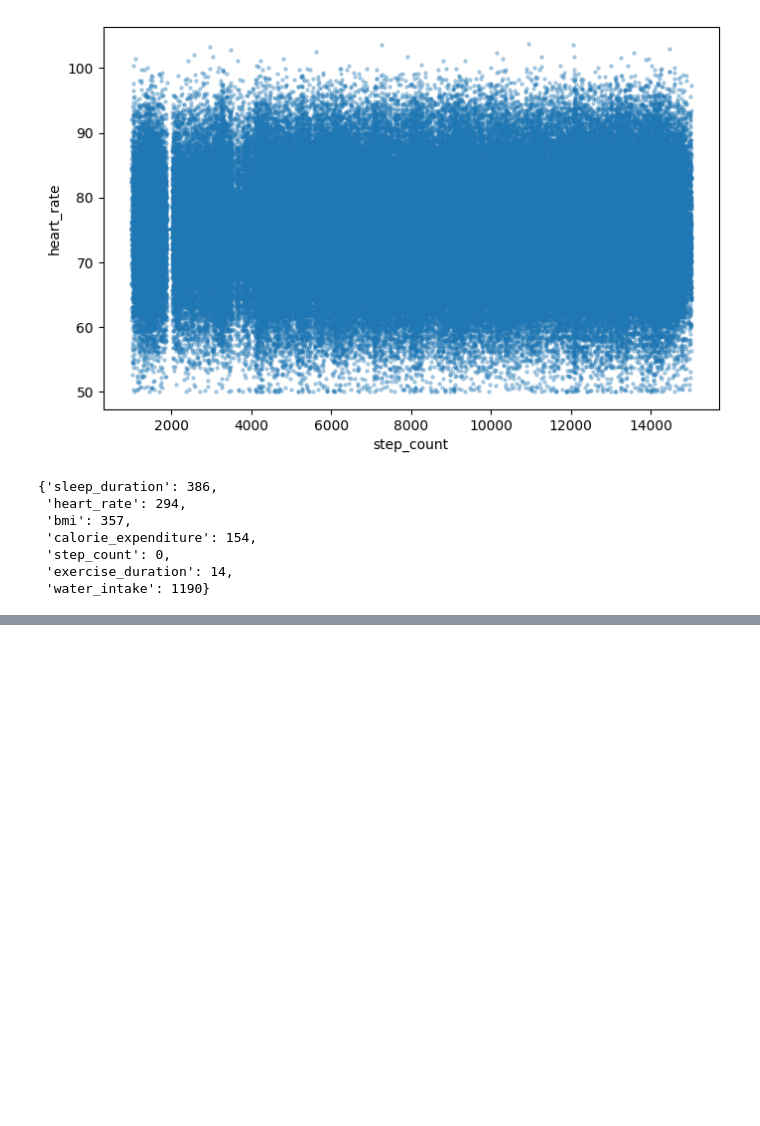
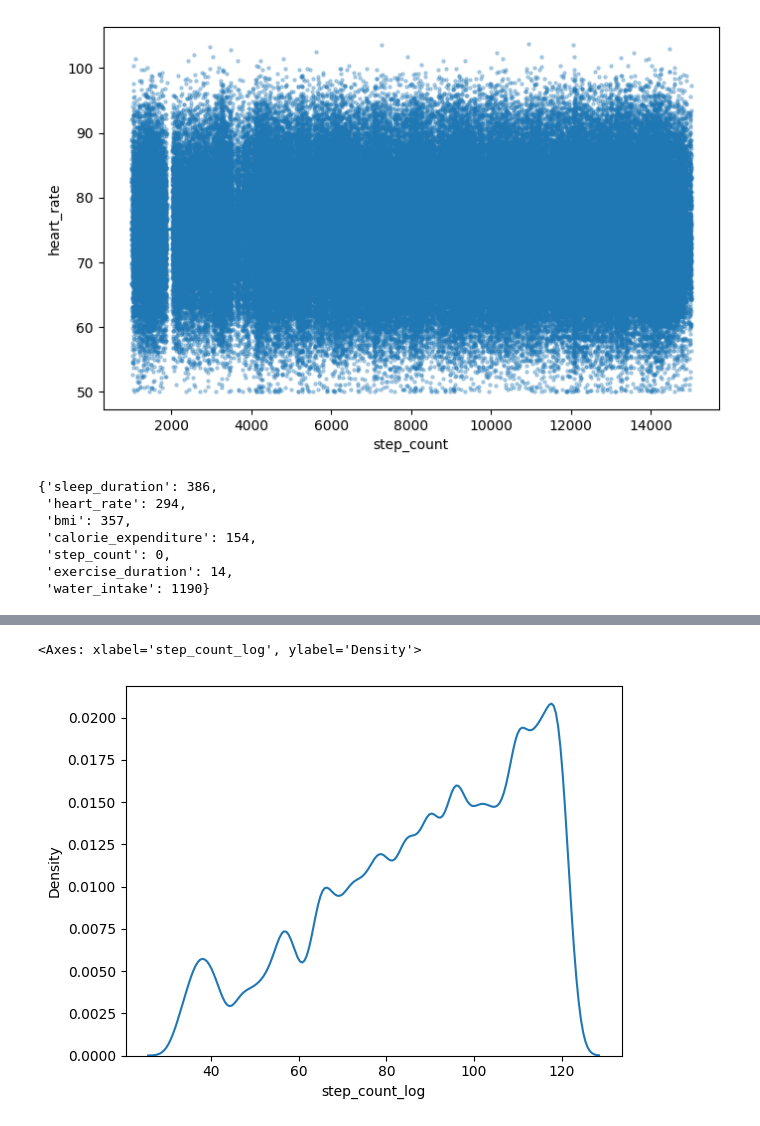
Before and after one commit to TinyHaitch/Kaggle-Notebook, a Jupyter notebook: student-health-issue.ipynb, the cells around one changed output, grey strips where cells are left out. Drawn from its saved outputs; the diff is of its cells as text; code cells hidden in the pictures; blank space fills up the shorter version.

```diff
--- a/student-health-issue.ipynb
+++ b/student-health-issue.ipynb
@@ -243,0 +269,6 @@ summary
+# %%
+data['step_count_log'] = np.sqrt(data['step_count'])
+sns.kdeplot(data['step_count_log'])
+# %% [output]
+<Axes: xlabel='step_count_log', ylabel='Density'>
+[figure, added]
```
Also changed, not shown: parts of 6 cells of this notebook.
